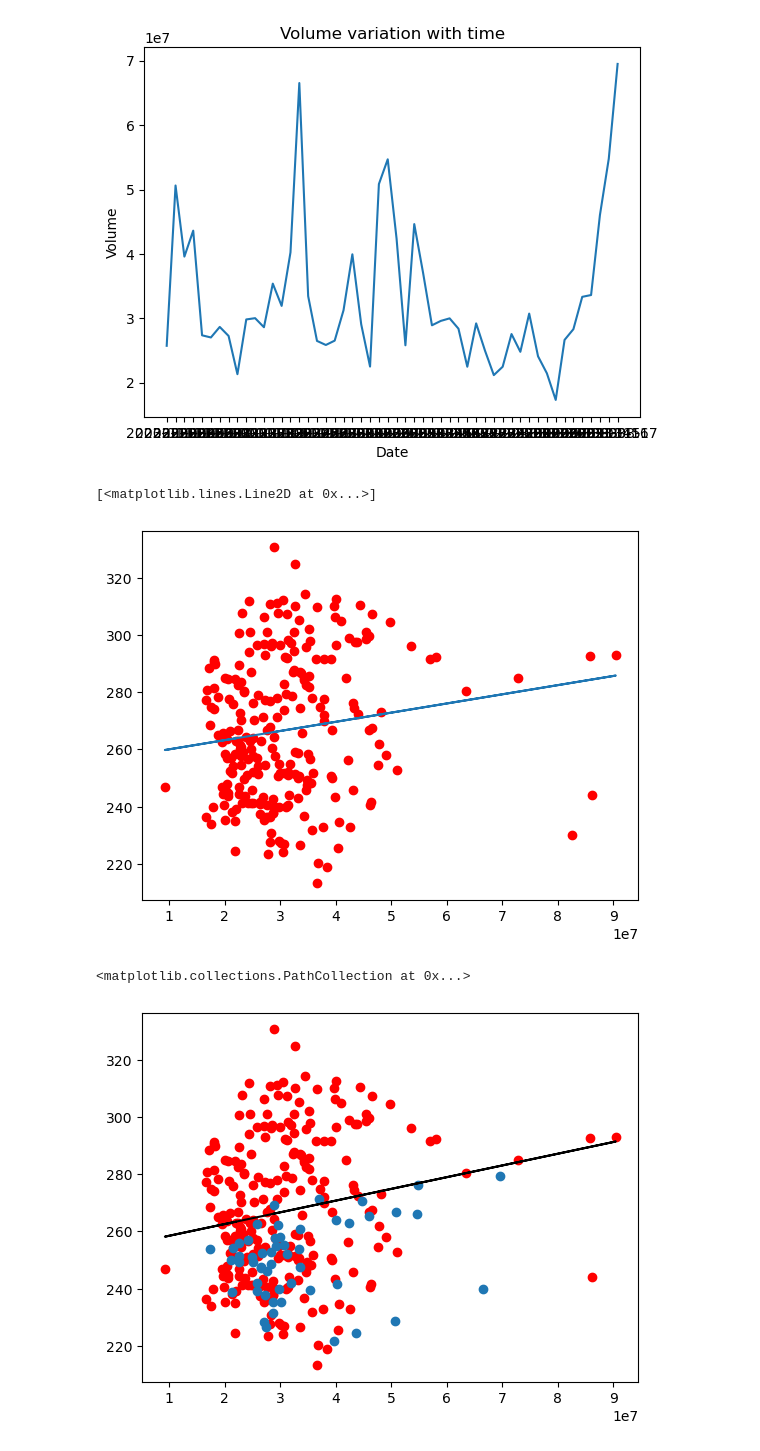
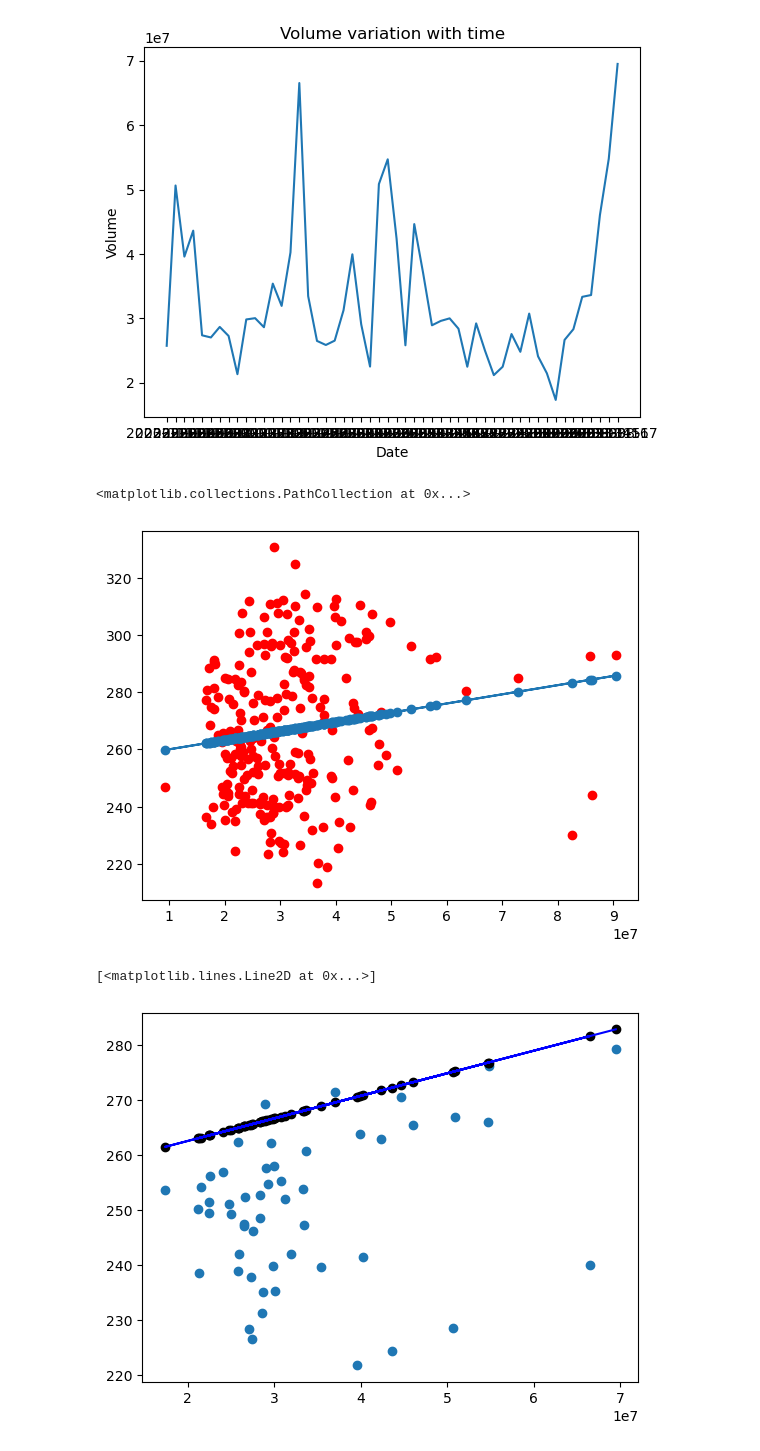
Before and after one commit to ssheersh/Quant-Club, a Jupyter notebook: Quant_Tasks.ipynb, the cells around one changed output. Cells and saved outputs as stored; diff of their text form; code cells hidden in the pictures.

```diff
--- a/Quant_Tasks.ipynb
+++ b/Quant_Tasks.ipynb
@@ -353,25 +394,29 @@ plt.scatter(x_0,y_0,color='red')
 z_0=np.polyfit(x_0,y_0,1)
 p_0=np.poly1d(z_0)
 plt.plot(x_0,p_0(x_0))
+plt.scatter(x_0, p_0(x_0))
 # %% [output]
-[<matplotlib.lines.Line2D at 0x...>]
+<matplotlib.collections.PathCollection at 0x...>
-[figure, old version]
+[figure, new version]
 # %%
 #### Original model
 x_0=pricevolumes_new["Volume"]
 y_0=pricevolumes_new["Adj Close"]
-plt.scatter(x_0,y_0,color='red')
+# plt.scatter(x_0,y_0,color='red')
 
 z_0=np.polyfit(x_0,y_0,1)
 p_0=np.poly1d(z_0)
-plt.plot(x_0,p_0(x_0), color="black")
+
 
 x=pricevolumestest["Volume"]
 y=pricevolumestest["Adj Close"]
 plt.scatter(x,y)
+plt.scatter(x,p_0(x), color="black")
+plt.plot(x,p_0(x), color="blue")
+
 # z=np.polyfit(x,y,1)
 # p=np.poly1d(z)
 # plt.plot(x,p(x))
 # %% [output]
-<matplotlib.collections.PathCollection at 0x...>
+[<matplotlib.lines.Line2D at 0x...>]
-[figure, old version]
+[figure, new version]
```
Also changed, not shown: parts of 26 cells of this notebook.
